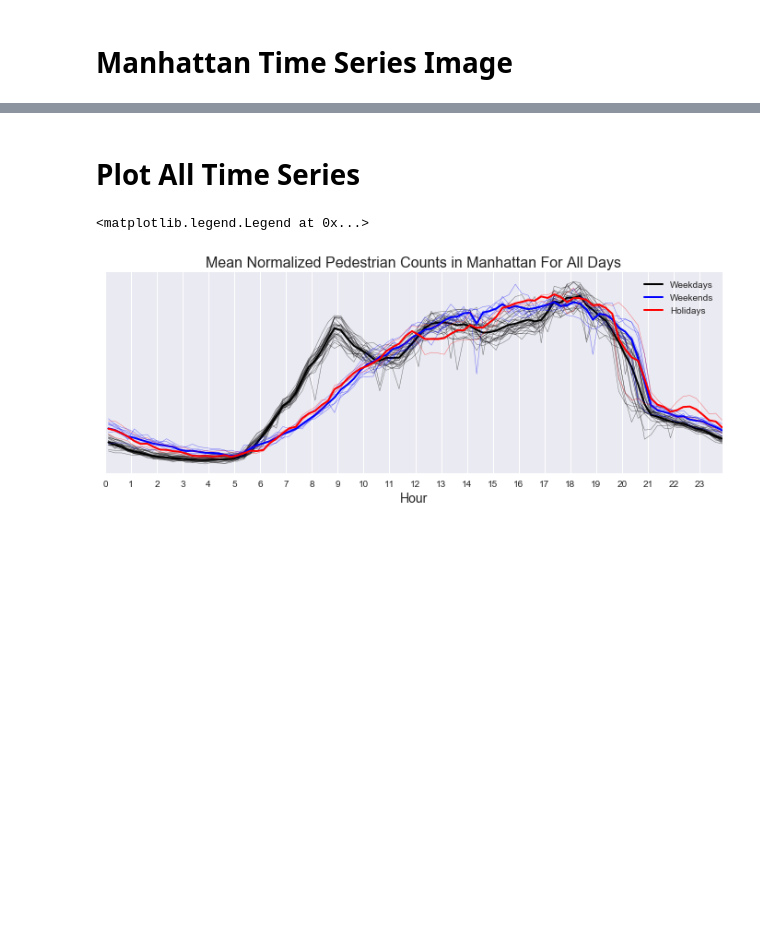
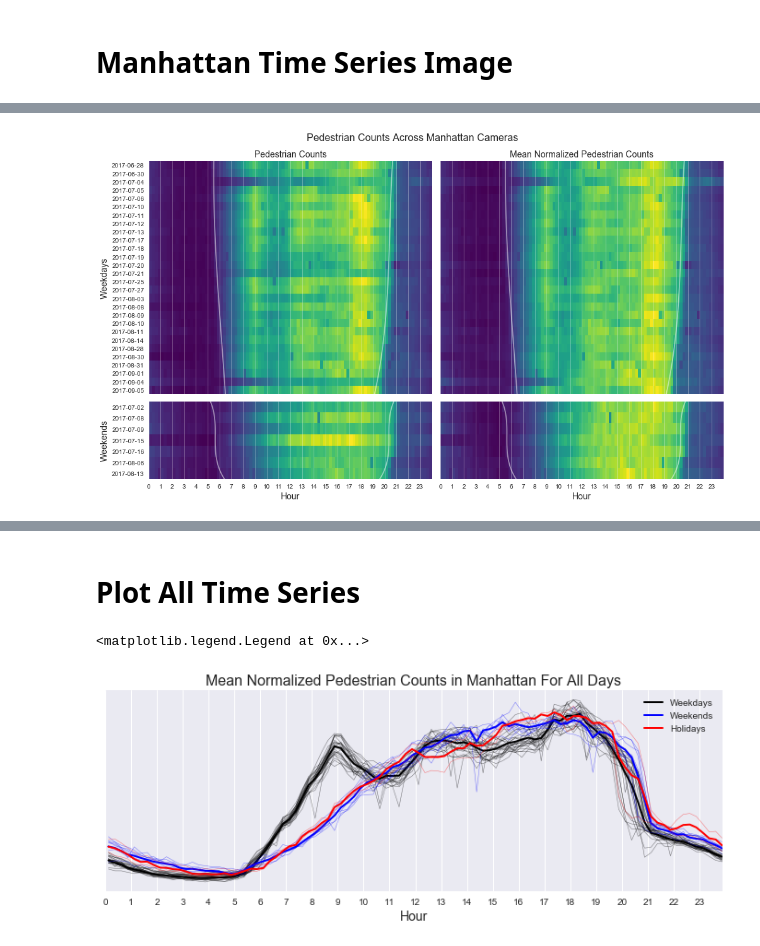
Before and after one commit to basyavasya-honmono/hadive, a Jupyter notebook: notebooks/1.0-JV-AssortedPlots.ipynb, the cells around one changed output, grey strips where cells are left out. Drawn from its saved outputs; the diff is of its cells as text; code cells hidden in the pictures; blank space fills up the shorter version.

```diff
--- a/notebooks/1.0-JV-AssortedPlots.ipynb
+++ b/notebooks/1.0-JV-AssortedPlots.ipynb
@@ -182 +189,92 @@ fig.tight_layout()
+# %%
+boro = "Manhattan"
+saved_data = True
+weekday_sorted = False
+
+nyc_astral = Astral()["New York"]
+
+if not saved_data:
+    # -- Select relevant cameras.
+    tmp = df[(df.cam_id.isin(cams[(cams.boro == boro) & (cams.people == 1)].cam_id.values))]
+    tmp = tmp[tmp.d.isin(prec[prec.PRCP < 0.05].d.values)]
+
+    wd = tmp[tmp.index.weekday < 5]
+    we = tmp[tmp.index.weekday >= 5]
+
+    wd.to_pickle("../data/results/{}_wd_anomalies.pkl".format(boro.lower()))
+    we.to_pickle("../data/results/{}_we_anomalies.pkl".format(boro.lower()))
+
+else:
+    wd = pd.read_pickle("../data/results/{}_wd_anomalies.pkl".format(boro.lower()))
+    we = pd.read_pickle("../data/results/{}_we_anomalies.pkl".format(boro.lower()))
+
+# -- Find mean time series across cameras for each day.
+wd_ = wd.groupby(["cam_id", "d", "t"]).mean().unstack(level=[0, 1]).dropna(axis=1)
+wd_ = wd_.stack([1, 2]).reset_index().drop("cam_id", axis=1).groupby(["d", "t"]).mean().unstack(1)
+we_ = we.groupby(["cam_id", "d", "t"]).mean().unstack(level=[0, 1]).dropna(axis=1)
+we_ = we_.stack([1, 2]).reset_index().drop("cam_id", axis=1).groupby(["d", "t"]).mean().unstack(1)
+
+# -- Plot.
+fig, [r1, r2] = plt.subplots(nrows=2, ncols=2, sharex=True, figsize=(14, 8),
+                             gridspec_kw={"height_ratios": [3, 1]})
+
+for [axl, axr], dd in zip([r1, r2], [wd_, we_]):
+    if weekday_sorted:
+        # -- Sort data by weekday.
+        dd = dd.copy()
+        dd.index = pd.to_datetime(dd.index)
+        dd["wd"] = dd.index.weekday
+        dd = dd.set_index("wd", append=True).sort_index(level=1)
+
+        axl.imshow(dd, cmap="coolwarm", aspect="auto")
+        axl.set_yticks(range(len(dd.index)))
+        axl.set_yticklabels([x[:3] for x in dd.index.get_level_values(0).weekday_name])
+    else:
+        axl.imshow(dd, cmap="viridis", aspect="auto")
+        axl.set_yticks(range(len(dd.index)))
+        axl.set_yticklabels(dd.index)
+
+    # -- Normalize each day.
+    axr.imshow(((dd.T - dd.T.mean()) / dd.T.std()).T, cmap="viridis", aspect="auto")
+    axr.set_yticklabels([])
+
+    xx_ss, yy_ss, xx_sr, yy_sr = [], [], [], []
+    for ii, idx in enumerate(pd.to_datetime(dd.index)):
+        sunset = nyc_astral.sun(date=idx, local=True)["sunset"]
+        ss = (sunset.hour * 3600 + sunset.minute * 60 + sunset.second) / (15 * 60)
+        xx_ss.append(ss)
+        yy_ss.append(ii)
+        sunrise = nyc_astral.sun(date=idx, local=True)["sunrise"]
+        sr = (sunrise.hour * 3600 + sunrise.minute * 60 + sunrise.second) / (15 * 60)
+        xx_sr.append(sr)
+        yy_sr.append(ii)
+
+    spl_ss = UnivariateSpline(yy_ss, xx_ss)
+    xs = np.linspace(-0.5, len(dd) - 0.5, 100)
+    axr.plot(spl_ss(xs), xs, c="w", alpha=0.5)
+    axl.plot(spl_ss(xs), xs, c="w", alpha=0.5)
+
+    spl_sr = UnivariateSpline(yy_sr, xx_sr)
+    axr.plot(spl_sr(xs), xs, c="w", alpha=0.5)
+    axl.plot(spl_sr(xs), xs, c="w", alpha=0.5)
+
+for ax in fig.get_axes():
+    ax.grid(alpha=0.3)
+    ax.grid(False, axis="y")
+    ax.tick_params(axis="both", which="both", labelsize=10)
+
+for ax in r2:
+    ax.set_xticks([x - 0.5 for x in np.arange(0, 96, 4)])
+    ax.set_xticklabels(range(24))
+    ax.set_xlabel("Hour", fontsize=14)
+
+r1[0].set_title("Pedestrian Counts", fontsize=14)
+r1[0].set_ylabel("Weekdays", fontsize=14)
+r1[1].set_title("Mean Normalized Pedestrian Counts", fontsize=14)
+r2[0].set_ylabel("Weekends", fontsize=14)
+
+fig.suptitle("Pedestrian Counts Across Manhattan Cameras", fontsize=16, y=1.03)
+fig.tight_layout()
+# %% [output]
+[figure, added]
 # %% [markdown]
```
Also changed, not shown: parts of 18 cells of this notebook, 1 other file.
